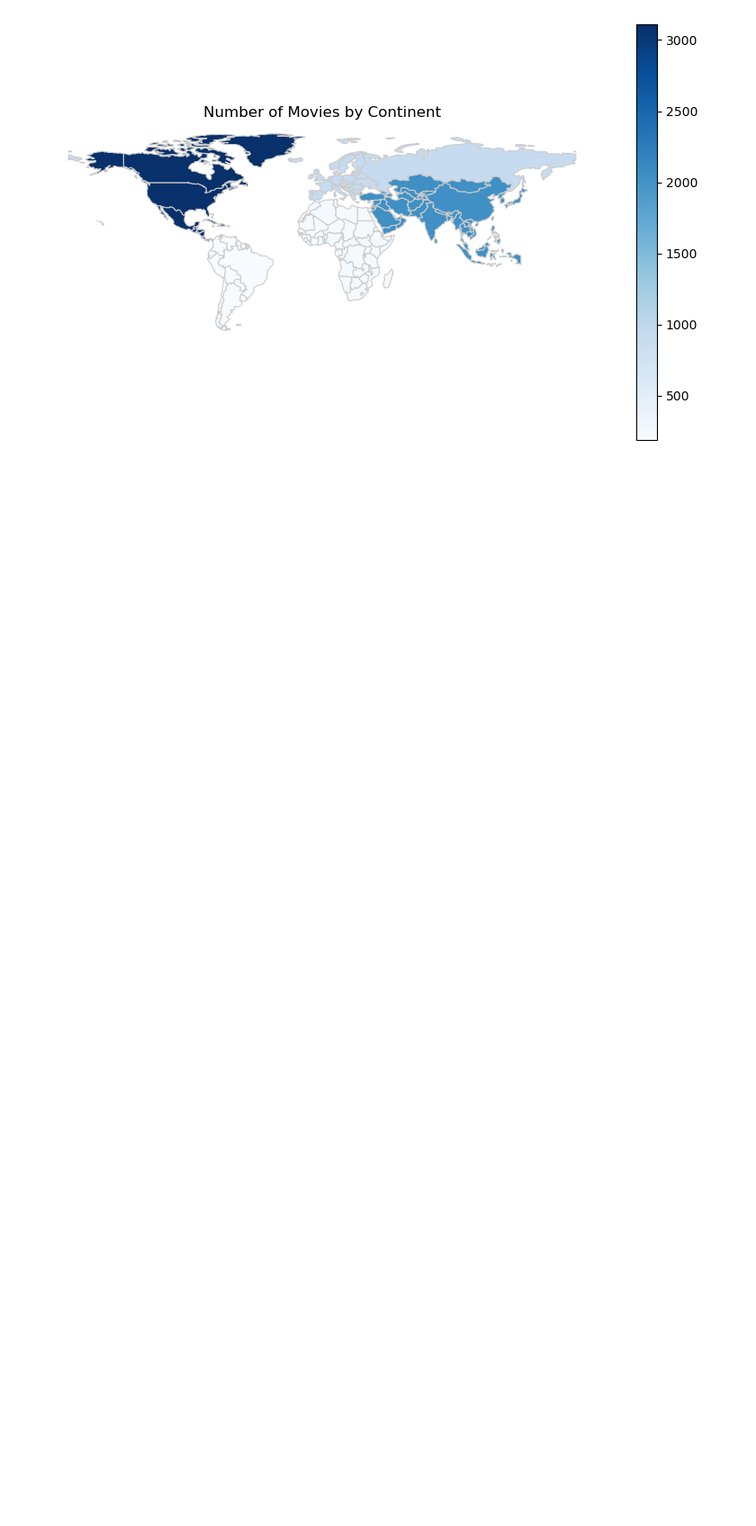
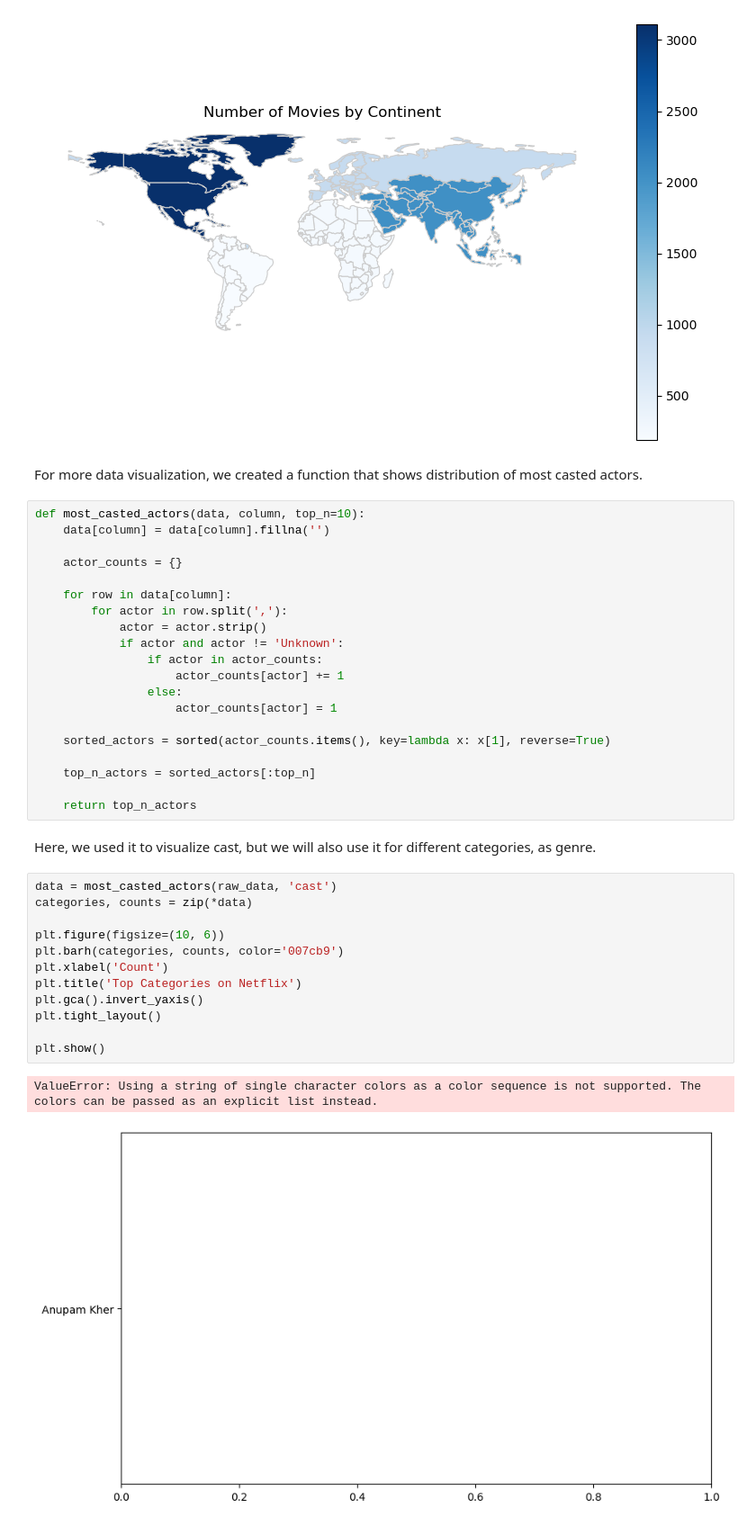
Before and after one commit to JireX-21/Projekt_JEM207_Hajek_Tomsu, a Jupyter notebook: main.ipynb, the cells around one changed output. Shown at 90% size. Saved outputs shown, nothing was run; the diff lists cells and outputs as text; blank space fills up the shorter version.

Commit message:
One of our final sessions, making final edits, unification of code, adding markdowns and more data visualization.

```diff
--- a/main.ipynb
+++ b/main.ipynb
@@ -442,3 +446,42 @@ ax.set_axis_off()
 plt.show()
 # %% [output]
 [figure]
+# %% [markdown]
+For more data visualization, we created a function that shows distribution of most casted actors.
+# %%
+def most_casted_actors(data, column, top_n=10):
+    data[column] = data[column].fillna('')
+
+    actor_counts = {}
+
+    for row in data[column]:
+        for actor in row.split(','):
+            actor = actor.strip()
+            if actor and actor != 'Unknown':
+                if actor in actor_counts:
+                    actor_counts[actor] += 1
+                else:
+                    actor_counts[actor] = 1
+
+    sorted_actors = sorted(actor_counts.items(), key=lambda x: x[1], reverse=True)
+
+    top_n_actors = sorted_actors[:top_n]
+
+    return top_n_actors
+# %% [markdown]
+Here, we used it to visualize cast, but we will also use it for different categories, as genre.
+# %%
+data = most_casted_actors(raw_data, 'cast')
+categories, counts = zip(*data)
+
+plt.figure(figsize=(10, 6))
+plt.barh(categories, counts, color='007cb9')
+plt.xlabel('Count')
+plt.title('Top Categories on Netflix')
+plt.gca().invert_yaxis()
+plt.tight_layout()
+
+plt.show()
+# %% [output]
+ValueError: Using a string of single character colors as a color sequence is not supported. The colors can be passed as an explicit list instead.
+[figure, added]
```
Also changed, not shown: parts of 15 cells of this notebook, 2 other files.
